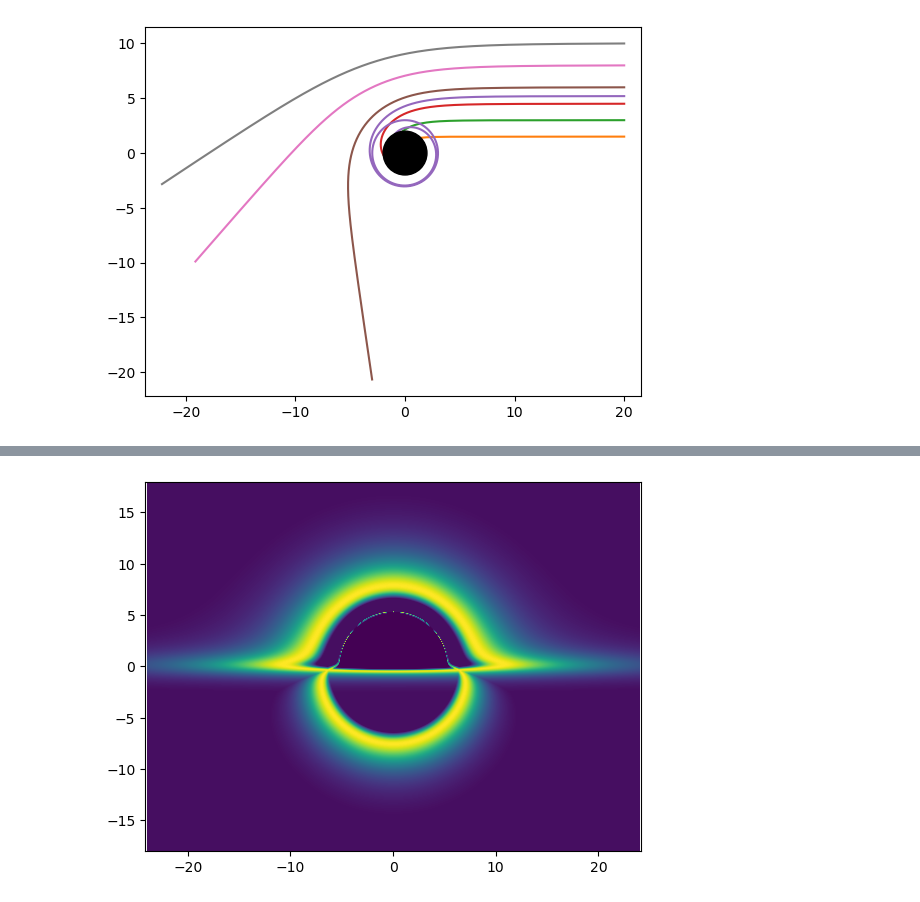
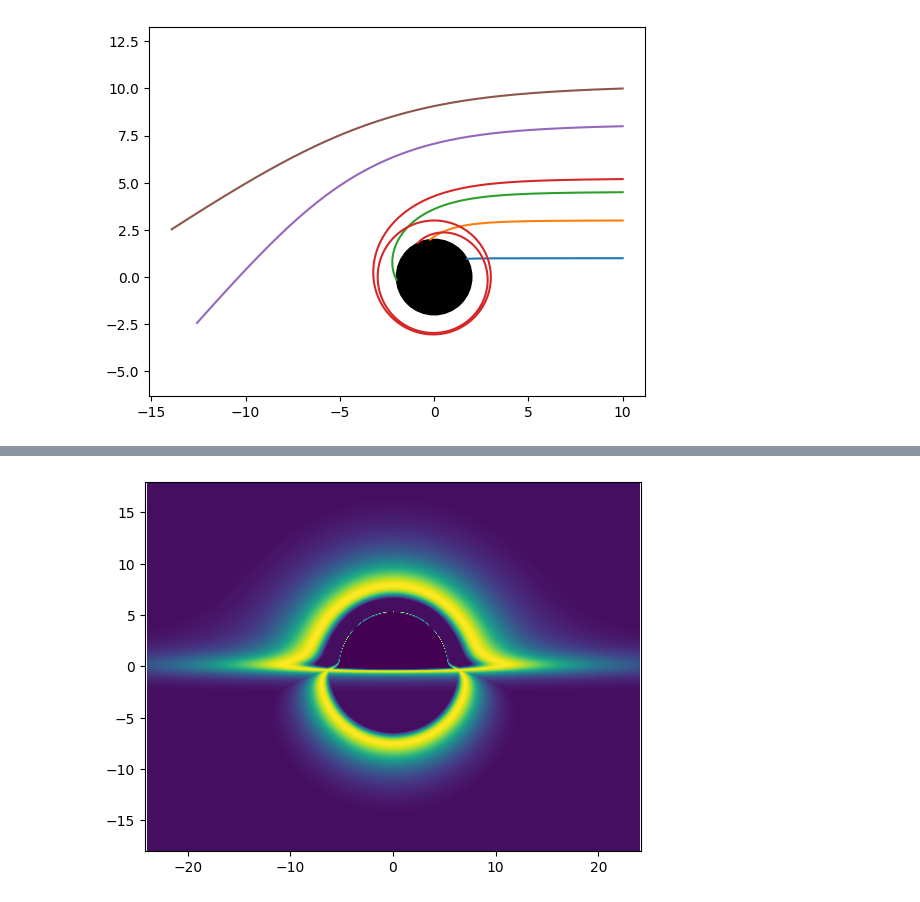
Before and after one commit to astrozot/BHimaging, a Jupyter notebook: BHimaging.ipynb, the cells around one changed output, grey strips where cells are left out. Saved outputs shown, nothing was run; the diff lists cells and outputs as text; code cells hidden in the pictures.

```diff
--- a/BHimaging.ipynb
+++ b/BHimaging.ipynb
@@ -2,36 +5,35 @@
 import numpy as np
 import matplotlib.pyplot as plt
 # %%
-def euler_integrator(M, b, u_min=0.0, dphi=0.00025):
-    b_2 = 1 / b**2
-    u_max = 1 / (2 * M)
-    u = u_min
-    phi = 0.0
-    us = []
-    phis = []
-    while u < u_max:
-        us.append(u)
-        phis.append(phi)
-        du_dphi = (2*M*u - 1)*u**2 + b_2
-        if du_dphi < 0:
-            return np.array(us + us[::-1]), np.array(phis + [2*phis[-1] - phi for phi in phis[::-1]])
-        u += np.sqrt(du_dphi) * dphi
-        phi += dphi
-    return np.array(us), np.array(phis)
-
+def euler_integrator(M, b, phi0=0.0, u0=0.0, dphi=0.001):
+  u = u0
+  phi = phi0
+  u_max = 1 / (2*M)
+  phis = []
+  us = []
+  while u < u_max:
+    phis.append(phi)
+    us.append(u)
+    k = 2*M*u**3 - u**2 + 1/b**2
+    if k < 0:
+      return (phis + [2*phis[-1]-phi for phi in phis[::-1]],
+              us + us[::-1])
+    phi += dphi
+    u += dphi * np.sqrt(k)
+  return phis, us
 
 M = 1.0
-bs = [0.0001, 1.5, 3.0, 4.5, 3*np.sqrt(3)-1e-5, 6, 8, 10]
-x_inf = 20
+bs = [1.0, 3.0, 4.5, 3*np.sqrt(3)-1e-5, 8, 10]
+x0 = 10
 for b in bs:
-    r_max = np.sqrt(b**2 + x_inf**2)
-    us, phis = euler_integrator(M, b, 1 / r_max)
-    xs = np.cos(phis + np.arcsin(b / r_max)) / us
-    ys = np.sin(phis + np.arcsin(b / r_max)) / us
-    plt.plot(xs, ys)
-circle = plt.Circle((0., 0.), 2*M, color='black', fill=True, zorder=3)
+  r0 = np.sqrt(b**2 + x0**2)
+  phis, us = euler_integrator(M, b, np.arcsin(b/r0), 1/r0)
+  xs = np.cos(phis) / us
+  ys = np.sin(phis) / us
+  plt.plot(xs, ys)
+circle = plt.Circle((0., 0.), 2*M, color='black', fill=True)
 plt.gca().add_patch(circle)
 plt.axis("equal")
 plt.show()
 # %% [output]
-[figure, old version]
+[figure, new version]
```
Also changed, not shown: parts of 5 cells of this notebook.
